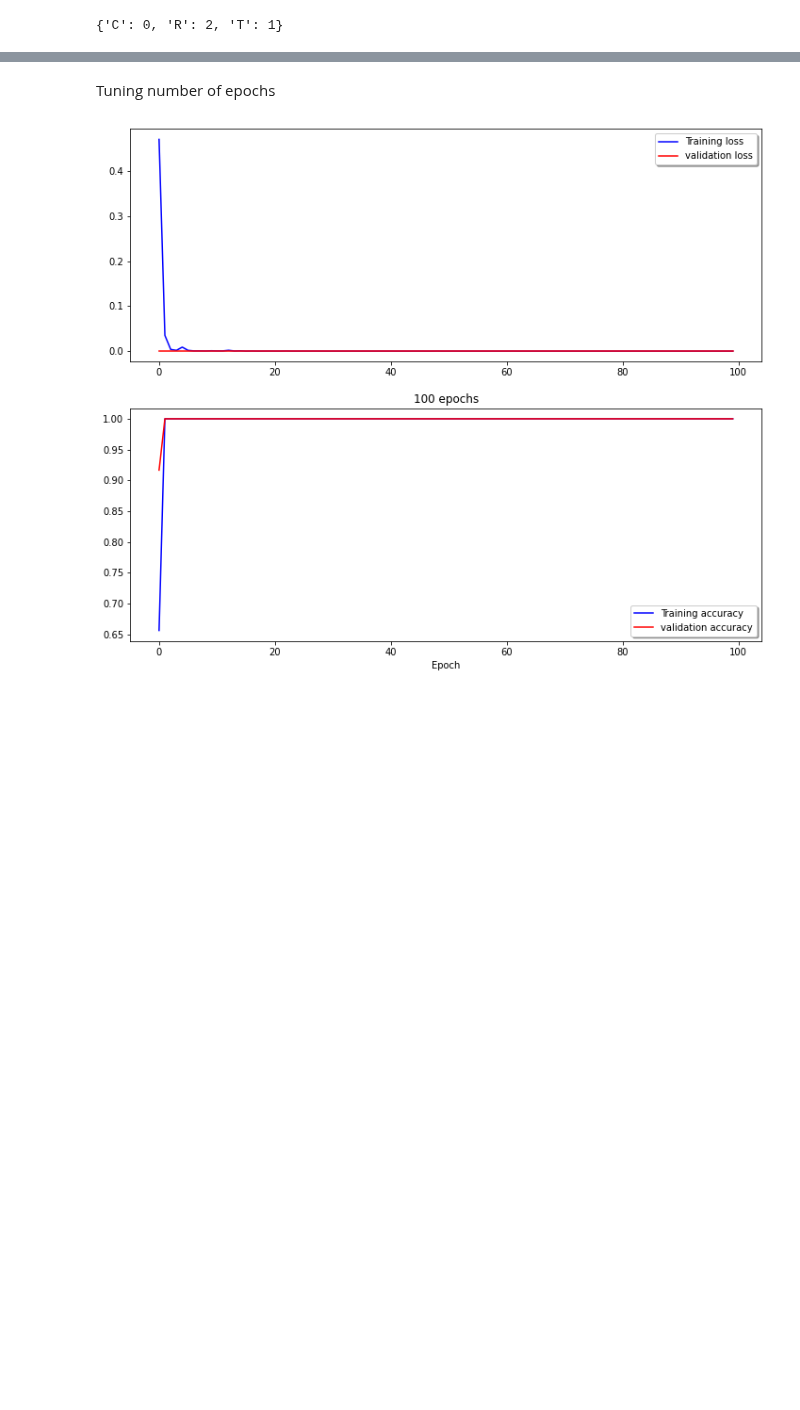
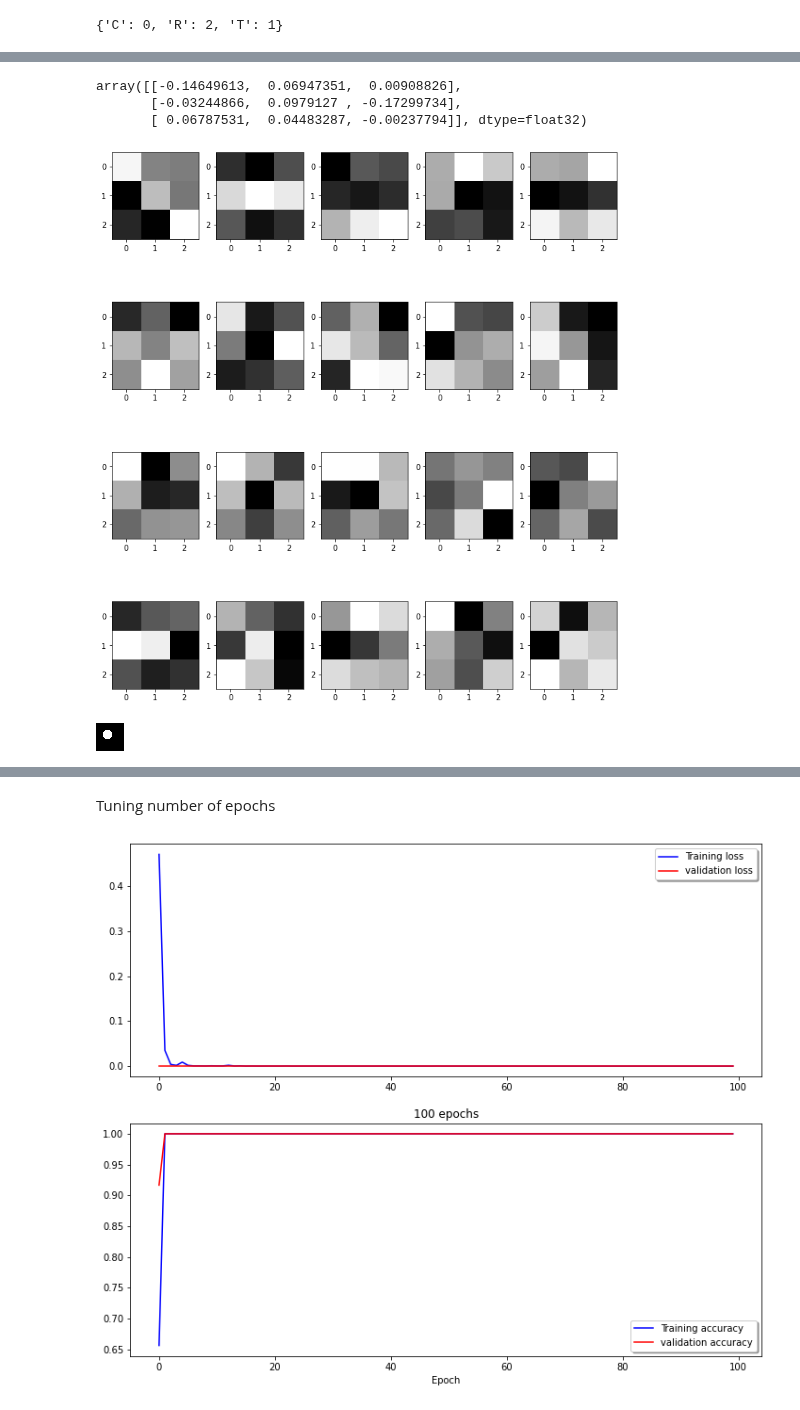
Before and after one commit to wdon021/From_Colab, a Jupyter notebook: Assignment3_v3.ipynb, the cells around one changed output, grey strips where cells are left out. Cells and saved outputs as stored; diff of their text form; code cells hidden in the pictures; blank space fills up the shorter version.

```diff
--- a/Assignment3_v3.ipynb
+++ b/Assignment3_v3.ipynb
@@ -291,0 +298,5 @@ for i, ax in enumerate(axis.flat):
+# %%
+trained_weight = model.get_weights()
+# %%
+kernel_weight = trained_weight[0]
+# kernel_weight.ndim = 4
@@ -291,0 +307,12 @@ for i, ax in enumerate(axis.flat):
+# %%
+kernel_weight[:,:,:,6].reshape(3,3)
+# %% [output]
+array([[-0.14649613,  0.06947351,  0.00908826],
+       [-0.03244866,  0.0979127 , -0.17299734],
+       [ 0.06787531,  0.04483287, -0.00237794]], dtype=float32)
+# %%
+fig, axis = plt.subplots(4, 5, figsize = (12, 14))
+for i, ax in enumerate(axis.flat):
+  ax.imshow(kernel_weight[:,:,:,i].reshape(3,3), cmap = 'binary' )
+# %% [output]
+[figure, added]
@@ -291,0 +334,4 @@ for i, ax in enumerate(axis.flat):
+# %%
+im.fromarray(test_shape[6].reshape(28,28))
+# %% [output]
+[figure, added]
```
Also changed, not shown: parts of 37 cells of this notebook.
